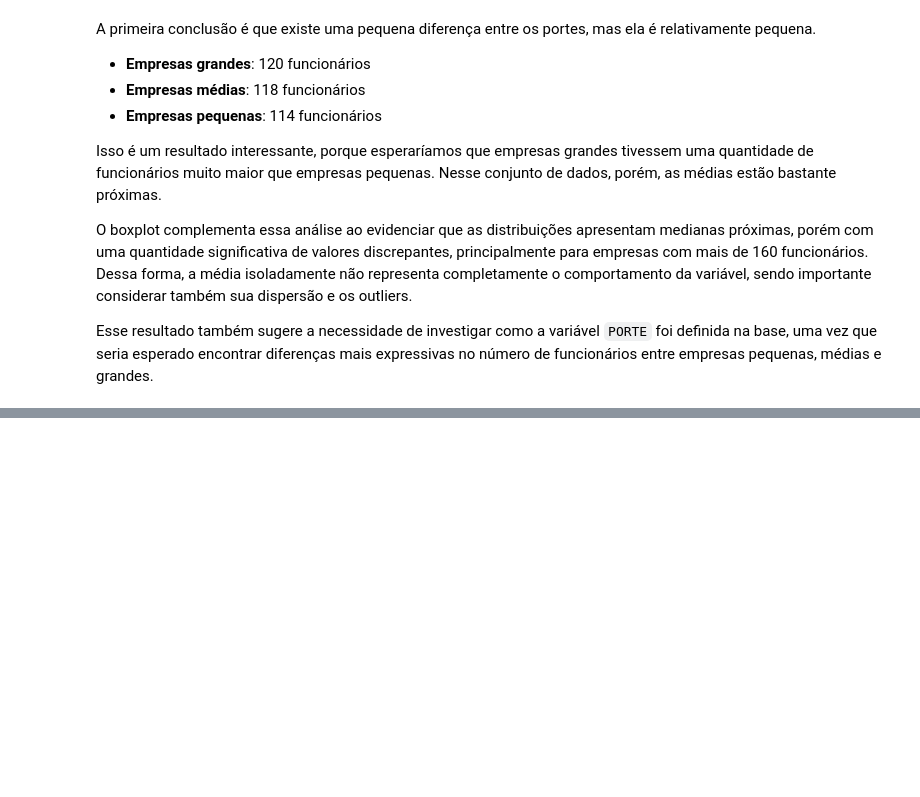
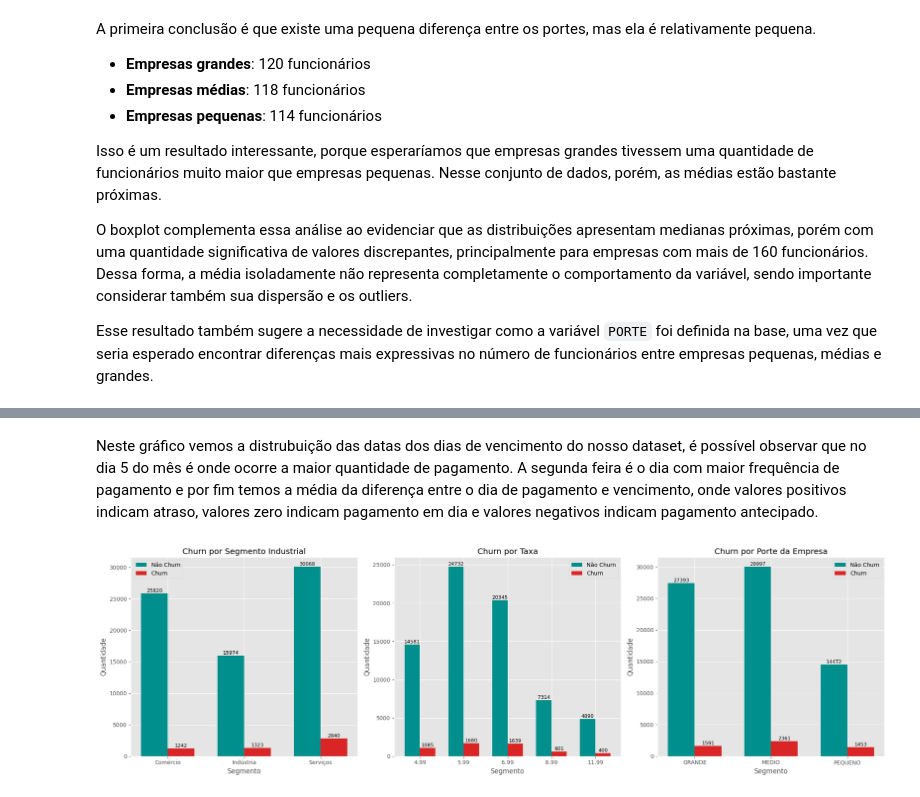
Before and after one commit to rrafahenrique/Modelo-Preditivo-Inadimplencia, a Jupyter notebook: notebooks/01-data_cleaning-eda.ipynb, the cells around one changed output, grey strips where cells are left out. Saved outputs shown, nothing was run; the diff lists cells and outputs as text; code cells hidden in the pictures; blank space fills up the shorter version.

```diff
--- a/notebooks/01-data_cleaning-eda.ipynb
+++ b/notebooks/01-data_cleaning-eda.ipynb
@@ -485,0 +580,6 @@ Esse resultado também sugere a necessidade de investigar como a variável `PORT
+# %% [markdown]
+Neste gráfico vemos a distrubuição das datas dos dias de vencimento do nosso dataset, é possível observar que no dia 5 do mês é onde ocorre a maior quantidade de pagamento. A segunda feira é o dia com maior frequência de pagamento e por fim temos a média da diferença entre o dia de pagamento e vencimento, onde valores positivos indicam atraso, valores zero indicam pagamento em dia e valores negativos indicam pagamento antecipado.
+# %%
+func.plot_churned(df)
+# %% [output]
+[figure, added]
```
Also changed, not shown: parts of 15 cells of this notebook, 5 other files.
